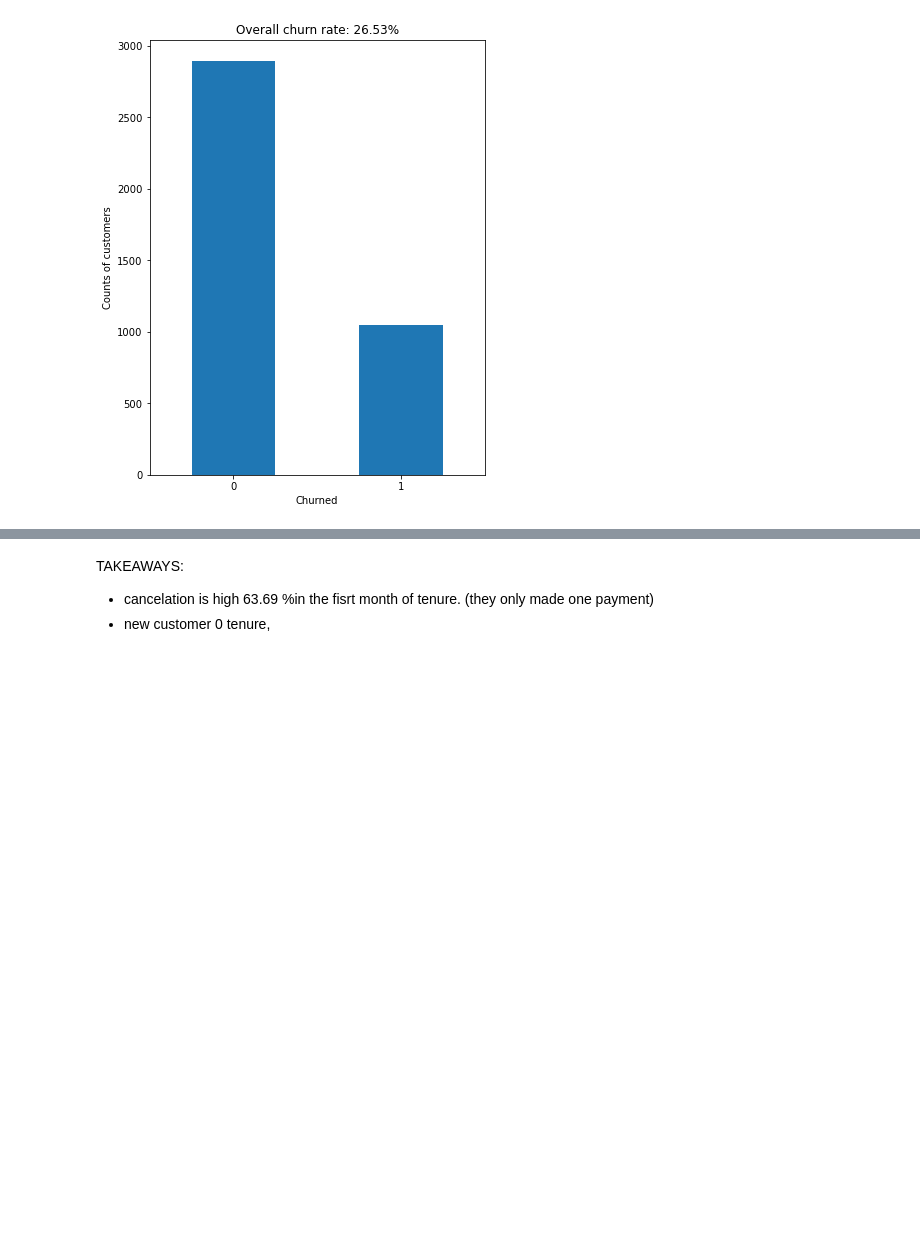
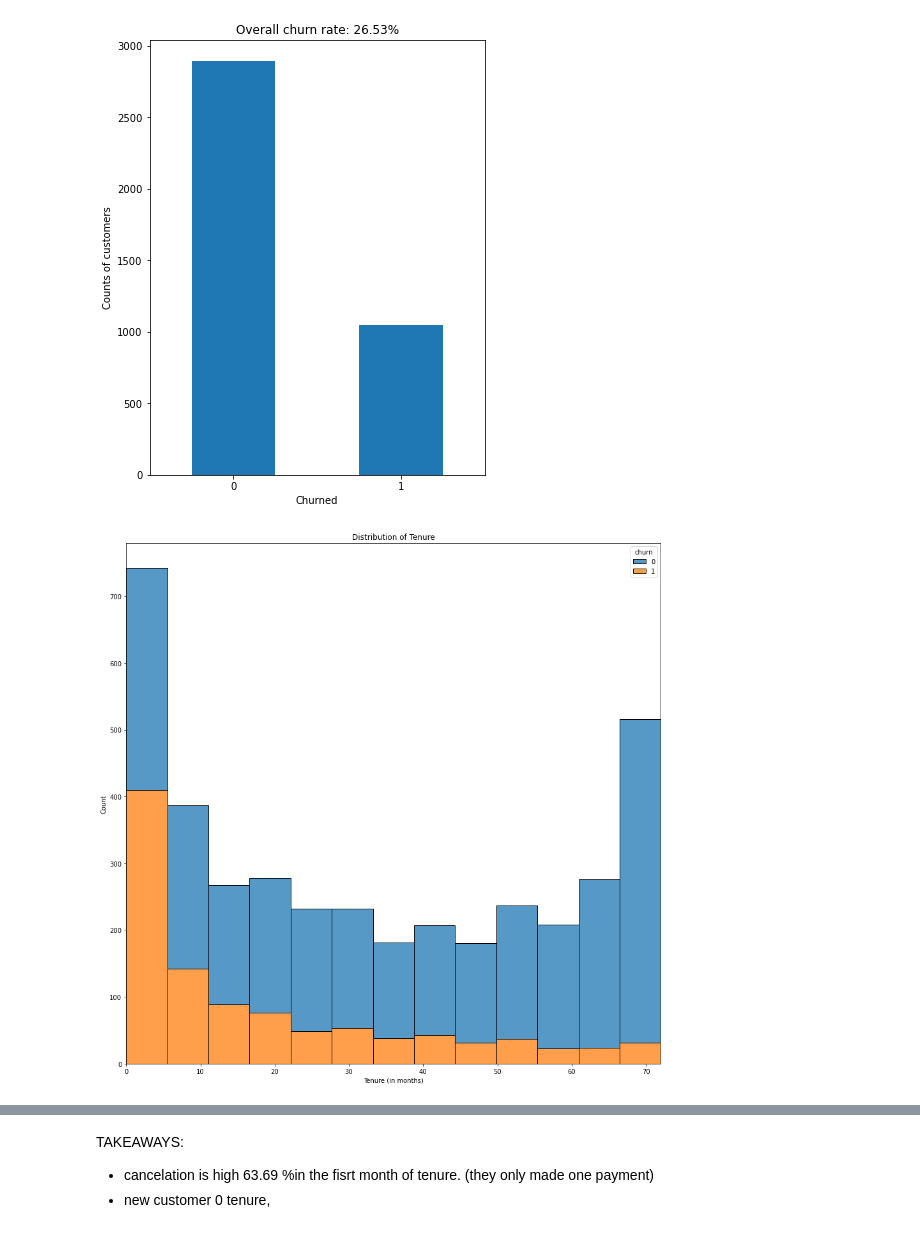
Before and after one commit to cindyvillanuevads/telco_classification_project, a Jupyter notebook: initial_nb_project.ipynb, the cells around one changed output, grey strips where cells are left out. Cells and saved outputs as stored; diff of their text form; code cells hidden in the pictures; blank space fills up the shorter version.

```diff
--- a/initial_nb_project.ipynb
+++ b/initial_nb_project.ipynb
@@ -992,16 +629,18 @@ plt.show()
 # %%
 plt.figure(figsize=(15,15))
 # Distribution of Tenure
 sns.histplot(train,
-             x=train.tenure,
+             x=train.tenure_months,
              hue='churn',
              multiple='stack'
              )
 
 plt.title("Distribution of Tenure")
 plt.xlabel('Tenure (in months)')
 
-plt.xlim(0, train.tenure.max());
+plt.xlim(0, train.tenure_months.max());
+# %% [output]
+[figure, added]
 # %%
 plt.figure(figsize=(15,10))
 # Distribution of Tenure
```
Also changed, not shown: parts of 103 cells of this notebook.
